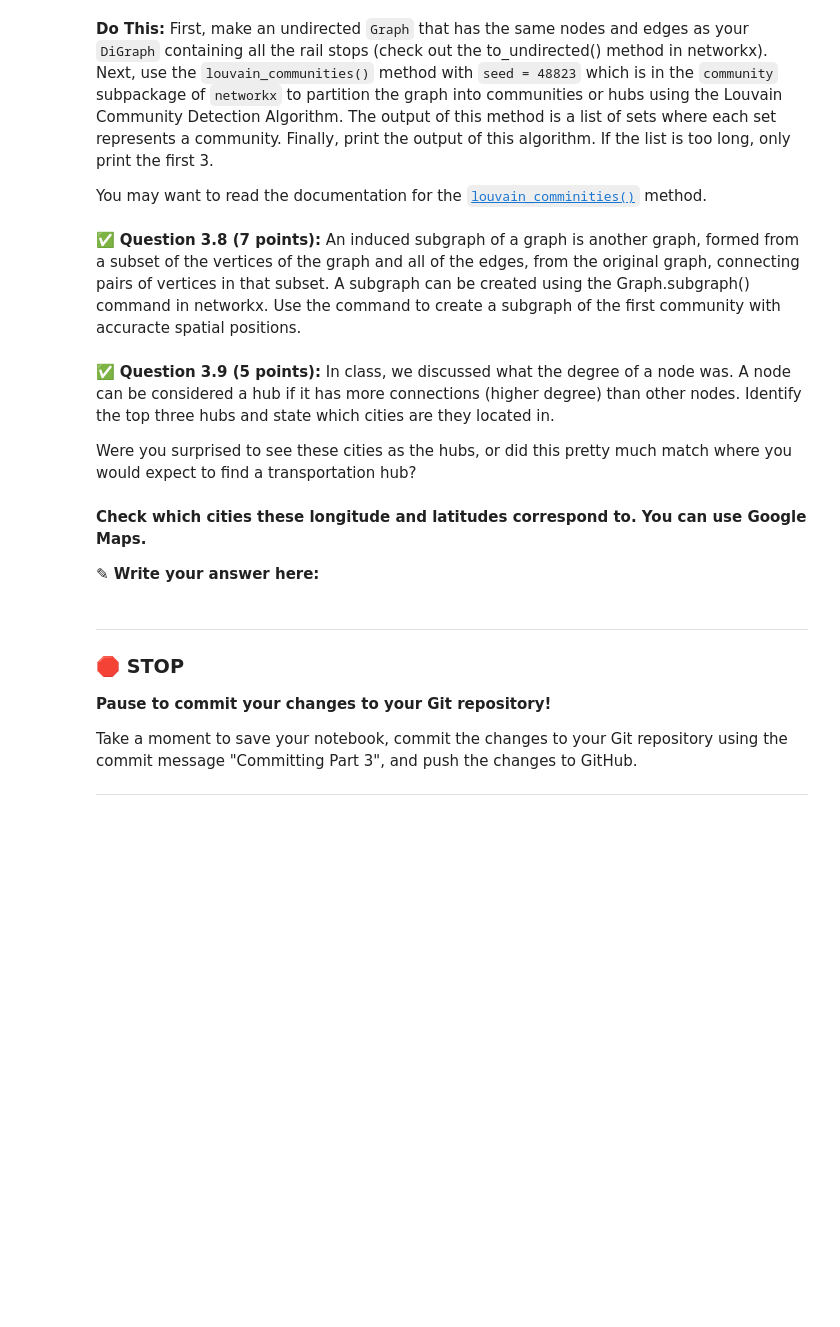
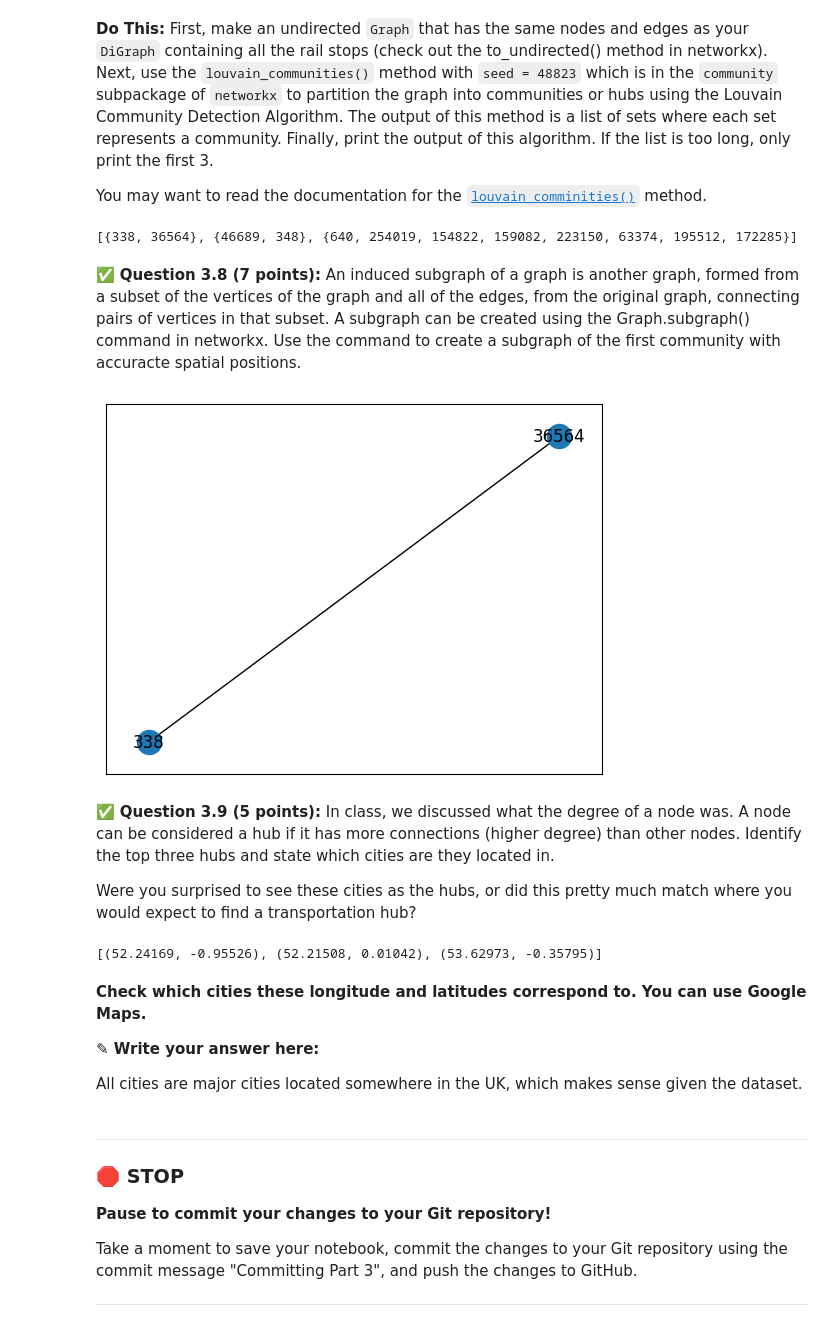
Before and after one commit to graysonslansky/CMSE202-f24-turnin, a Jupyter notebook: hw-02/HW-02_ABMandGraphTheory-STUDENT.ipynb, the cells around one changed output. Saved outputs shown, nothing was run; the diff lists cells and outputs as text; code cells hidden in the pictures; blank space fills up the shorter version.

```diff
--- a/hw-02/HW-02_ABMandGraphTheory-STUDENT.ipynb
+++ b/hw-02/HW-02_ABMandGraphTheory-STUDENT.ipynb
@@ -691,7 +756,18 @@ You may want to read the documentation for the [`louvain_comminities()`](https:/
+# %%
+# Write your code here
+
+G = digraph.to_undirected()
+community = nx.community.louvain_communities(G,seed=48823)
+print(community[:3])
+# %% [output]
+[{338, 36564}, {46689, 348}, {640, 254019, 154822, 159082, 223150, 63374, 195512, 172285}]
 # %% [markdown]
 &#9989;  **Question 3.8 (7 points):** An induced subgraph of a graph is another graph, formed from a subset of the vertices of the graph and all of the edges, from the original graph, connecting pairs of vertices in that subset. A subgraph can be created using the Graph.subgraph() command in networkx. Use the command to create a subgraph of the first community with accuracte spatial positions.
 # %%
 # Write your code here
+nx.draw_networkx(G.subgraph(community[0]),pos)
+# %% [output]
+[figure, added]
 # %% [markdown]
 &#9989;  **Question 3.9 (5 points):** In class, we discussed what the degree of a node was. A node can be considered a hub if it has more connections (higher degree) than other nodes. Identify the top three hubs and state which cities are they located in.
 
@@ -701,7 +775,26 @@ Were you surprised to see these cities as the hubs, or did this pretty much matc
+# %%
+# Write your code here
+lens = dict()
+
+for i in range(len(community)):
+    lens[i] = len(community[i])
+
+degrees = dict(G.degree())
+
+hubs = sorted(degrees.items(),key=lambda x: x[1], reverse=True)
+top_hubs = hubs[:3]
+
+cities = []
+for node, degree in top_hubs:
+    cities.append((nodes.loc[node,'lat'],nodes.loc[node,'lon']))
+# %% [output]
+[(52.24169, -0.95526), (52.21508, 0.01042), (53.62973, -0.35795)]
 # %% [markdown]
 **Check which cities these longitude and latitudes correspond to. You can use Google Maps.**
 
 **<font size=+3>&#9998;</font> Write your answer here:**
+
+All cities are major cities located somewhere in the UK, which makes sense given the dataset.
 # %% [markdown]
 ---
 ### &#128721; STOP
```
Also changed, not shown: parts of 18 cells of this notebook.
